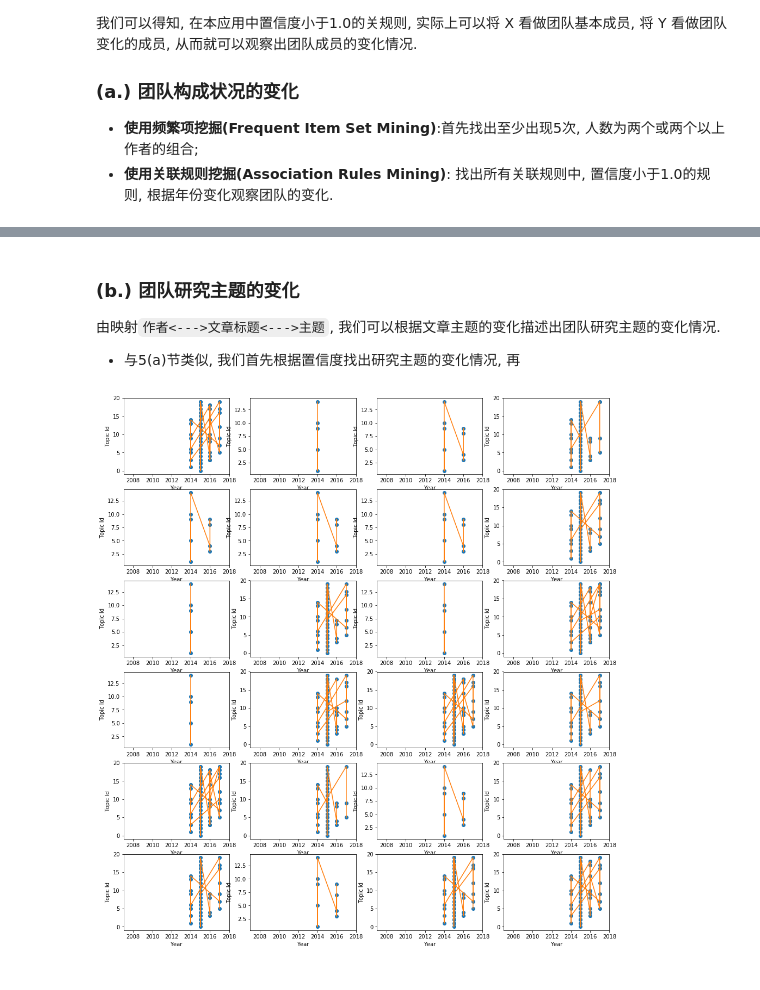
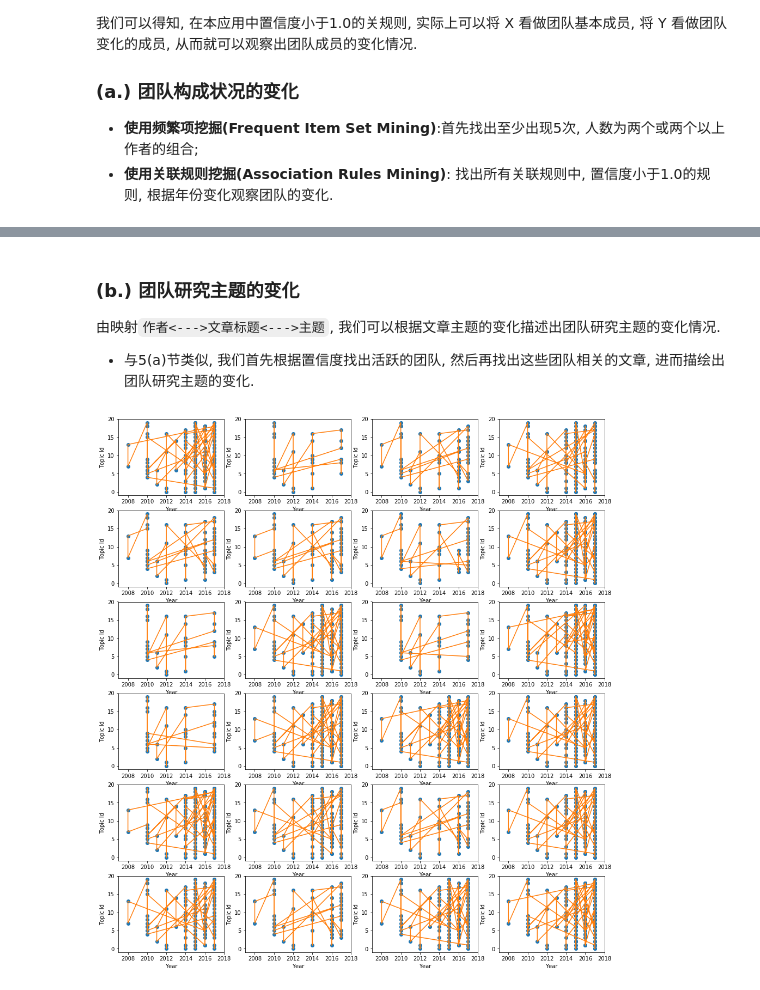
Before and after one commit to wdfnst/jupyter, a Jupyter notebook: fim.ipynb, the cells around one changed output, grey strips where cells are left out. Drawn from its saved outputs; the diff is of its cells as text; code cells hidden in the pictures.

```diff
--- a/fim.ipynb
+++ b/fim.ipynb
@@ -448,7 +448,7 @@ Mykhaylo Andriluka                            Bernt Schiele
 ### (b.) 团队研究主题的变化
 由映射`作者<--->文章标题<--->主题`, 我们可以根据文章主题的变化描述出团队研究主题的变化情况.
 
-- 与5(a)节类似, 我们首先根据置信度找出研究主题的变化情况, 再
+- 与5(a)节类似, 我们首先根据置信度找出活跃的团队, 然后再找出这些团队相关的文章, 进而描绘出团队研究主题的变化.
 # %%
 from operator import itemgetter
 
@@ -488,7 +488,7 @@ def get_activeteams_doc(articles, records):
     return docs_of_activeteams
 
 # We just get some demonstration docs
-docs_of_activeteams = get_activeteams_doc(articles, 30)
+docs_of_activeteams = get_activeteams_doc(articles, 100)
 
 # Get the specified team's topic_ids and corresponding years
 def get_activeteam_topic_changes(team_id, articles, docs_of_activeteams):
@@ -499,31 +499,31 @@ def get_activeteam_topic_changes(team_id, articles, docs_of_activeteams):
     if team_id in docs_of_activeteams:
         doc_ids = docs_of_activeteams[team_id]
         for doc_id in doc_ids:
             doc_year = articles[doc_id].year
             sorted_doc2topics = sorted(doc2topics[doc_id], key=lambda tup:(-tup[1], tup[0]))
             # Retrieve the first three topics with maximum probability
             #if len(sorted_doc2topics) > 5:
             topic_ids.extend([topic_id for topic_id, prob in sorted_doc2topics])
             years.extend([doc_year for i in range(len(sorted_doc2topics))])
         # print(str(topic_ids) + " " + str(years))
     return topic_ids, years
 
 # Figure preparation
 fig, axs = plt.subplots(6,4, figsize=(16, 18), facecolor='w', edgecolor='k')
 # fig.subplots_adjust(hspace = .5, wspace=.001)
 axs = axs.ravel()
 # plt.suptitle('Topic changes of active teams', fontsize=16)
 
 for idx, team_id in enumerate(docs_of_activeteams.keys()):
     axs[idx].set_xlabel('Year')
     axs[idx].set_ylabel('Topic Id')
     axs[idx].set_xlim([2007, 2018])
     if team_id in docs_of_activeteams:
         topics, years = get_activeteam_topic_changes(team_id, articles, docs_of_activeteams)
         # print(str(len(topics)) + " " + str(len(years)))
         axs[idx].plot(years, topics, 'o', years, topics, '-')
     #break
 
 # plot_topic_changes(articles, docs_of_activeteams)
 # %% [output]
-[figure, old version]
+[figure, new version]
```
Also changed, not shown: parts of 4 cells of this notebook, 3 other files.
